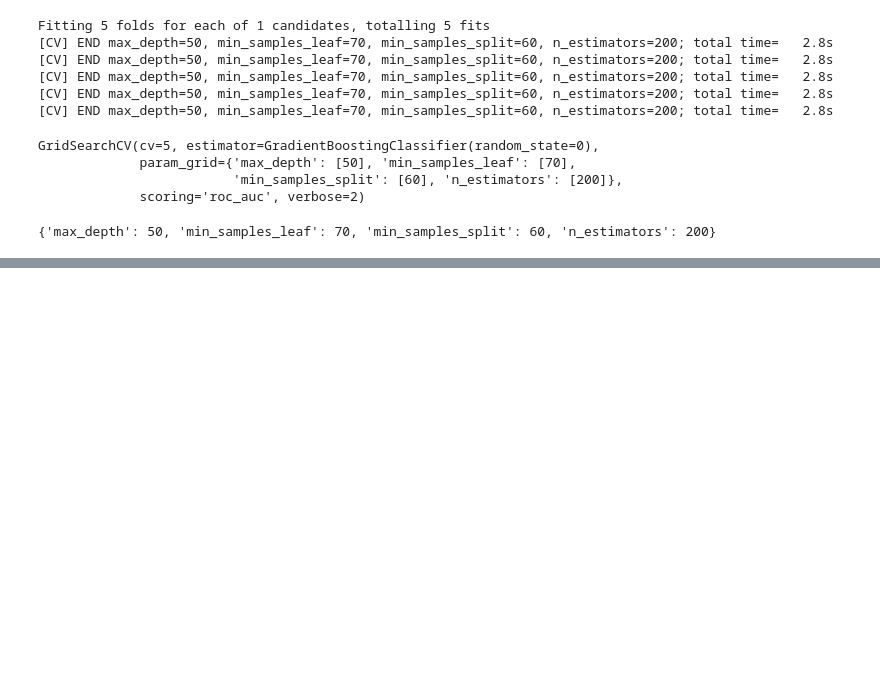
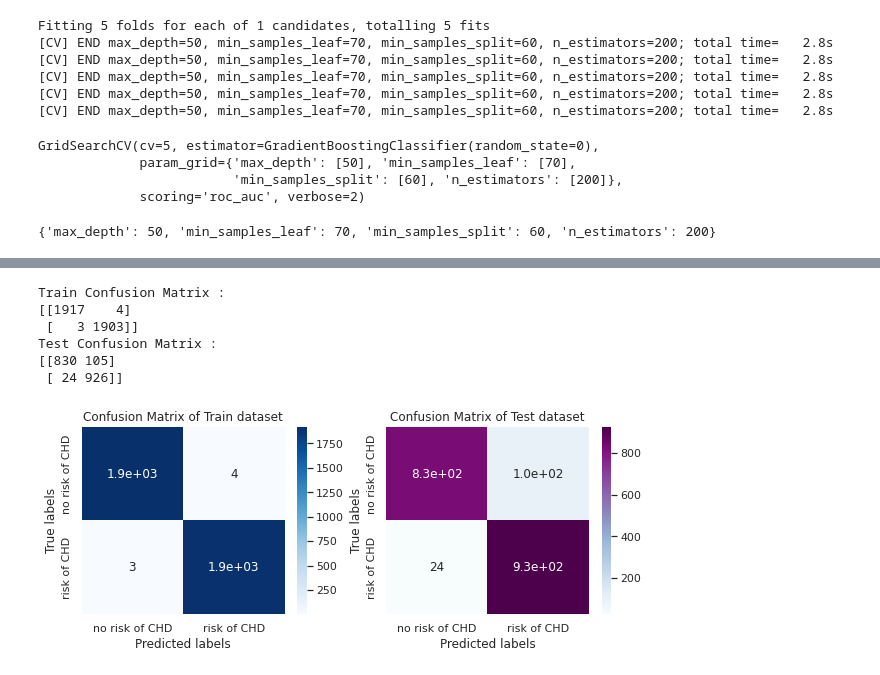
Before and after one commit to Sriharish19/SH-Supervised-ML-Cardiovascular-Risk-Prediction, a Jupyter notebook: SH_Supervised_ML_Classification_Cardiovascular_Risk_Prediction.ipynb, the cells around one changed output, grey strips where cells are left out. Cells and saved outputs as stored; diff of their text form; code cells hidden in the pictures; blank space fills up the shorter version.

```diff
--- a/SH_Supervised_ML_Classification_Cardiovascular_Risk_Prediction.ipynb
+++ b/SH_Supervised_ML_Classification_Cardiovascular_Risk_Prediction.ipynb
@@ -1261,0 +1294,11 @@ print(gbc_grid.best_params_)
+# %%
+# Confusion Matrix
+conf_mat(y_train,y_train_predict_gbc_cv,y_test, y_test_predict_gbc_cv)
+# %% [output]
+Train Confusion Matrix :
+[[1917    4]
+ [   3 1903]]
+Test Confusion Matrix :
+[[830 105]
+ [ 24 926]]
+[figure, added]
```
Also changed, not shown: parts of 45 cells of this notebook.
